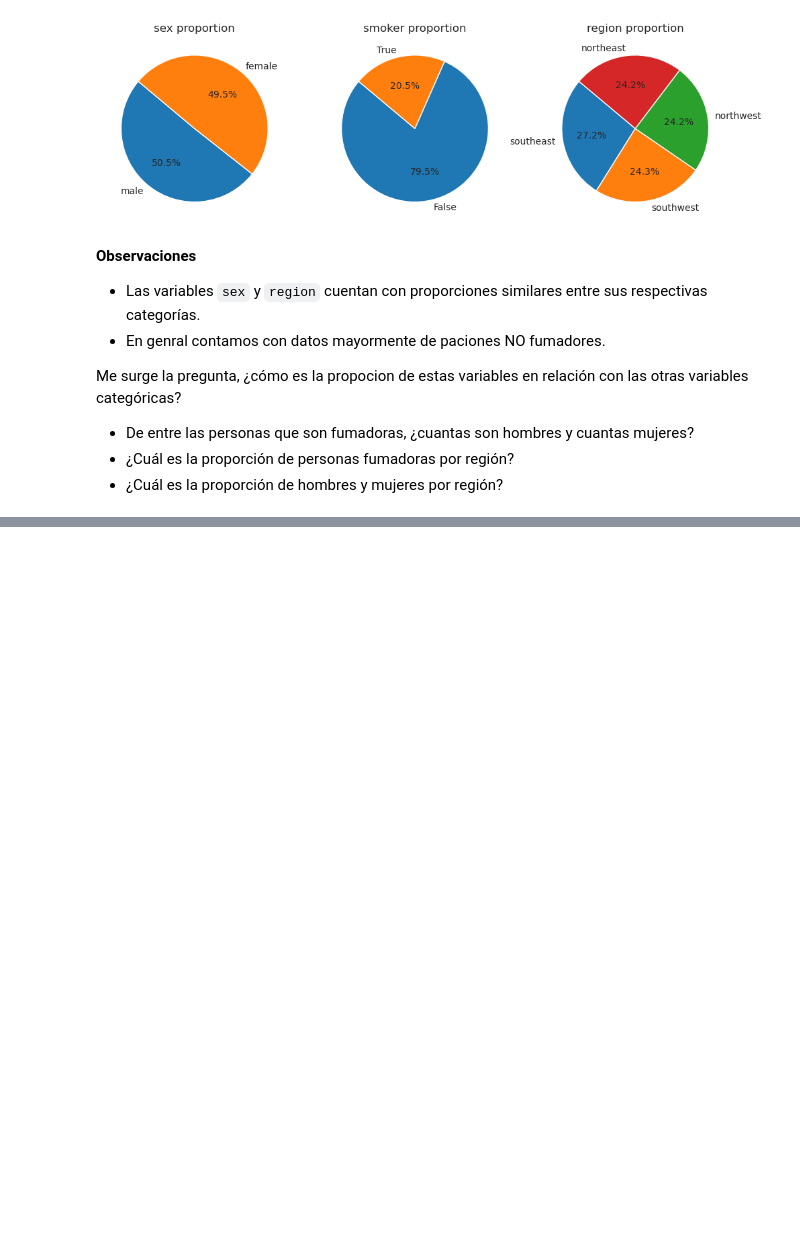
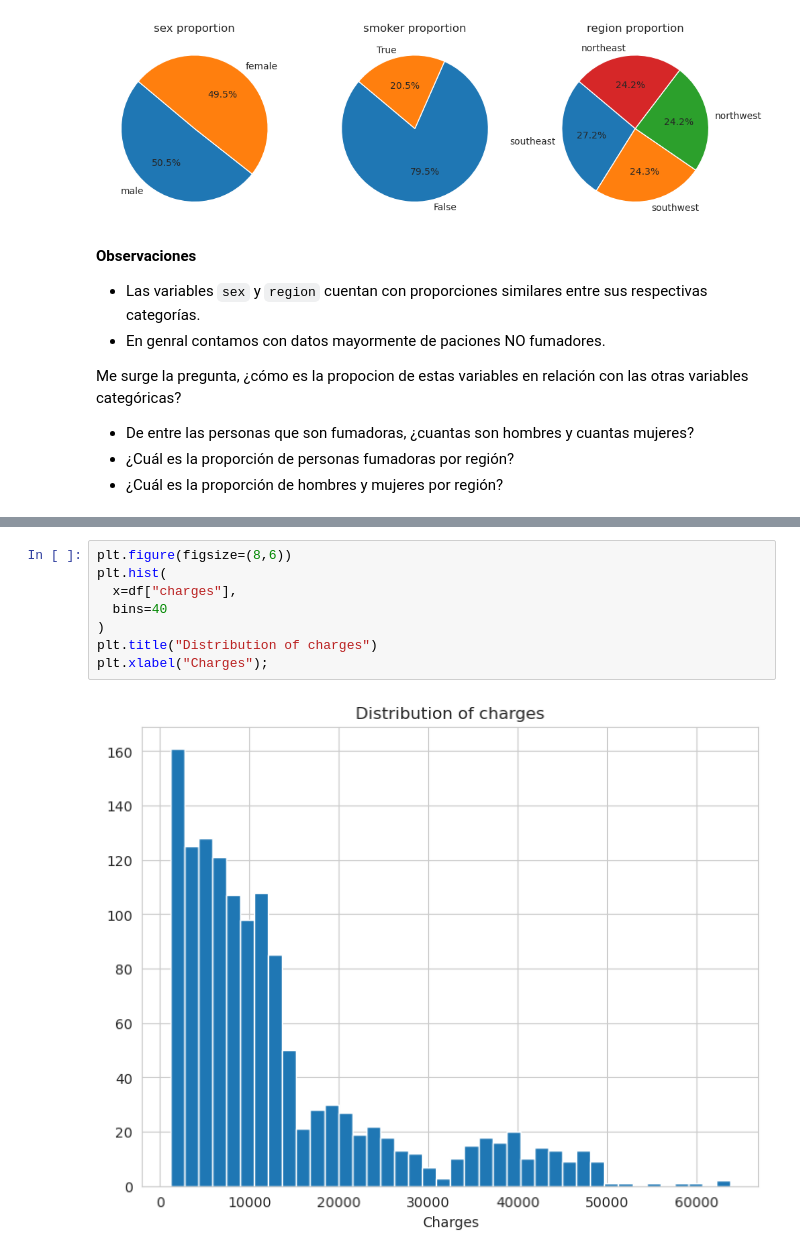
Before and after one commit to pahoalapizco/regression_with_python, a Jupyter notebook: notebooks/1.0-regresion-lineal_python-insurance_cost_prediction.ipynb, the cells around one changed output, grey strips where cells are left out. Cells and saved outputs as stored; diff of their text form; blank space fills up the shorter version.

```diff
--- a/notebooks/1.0-regresion-lineal_python-insurance_cost_prediction.ipynb
+++ b/notebooks/1.0-regresion-lineal_python-insurance_cost_prediction.ipynb
@@ -190,0 +234,10 @@ for ax, comb in zip(axes, combinations):
+# %%
+plt.figure(figsize=(8,6))
+plt.hist(
+  x=df["charges"],
+  bins=40
+)
+plt.title("Distribution of charges")
+plt.xlabel("Charges");
+# %% [output]
+[figure, added]
```
Also changed, not shown: parts of 9 cells of this notebook.
